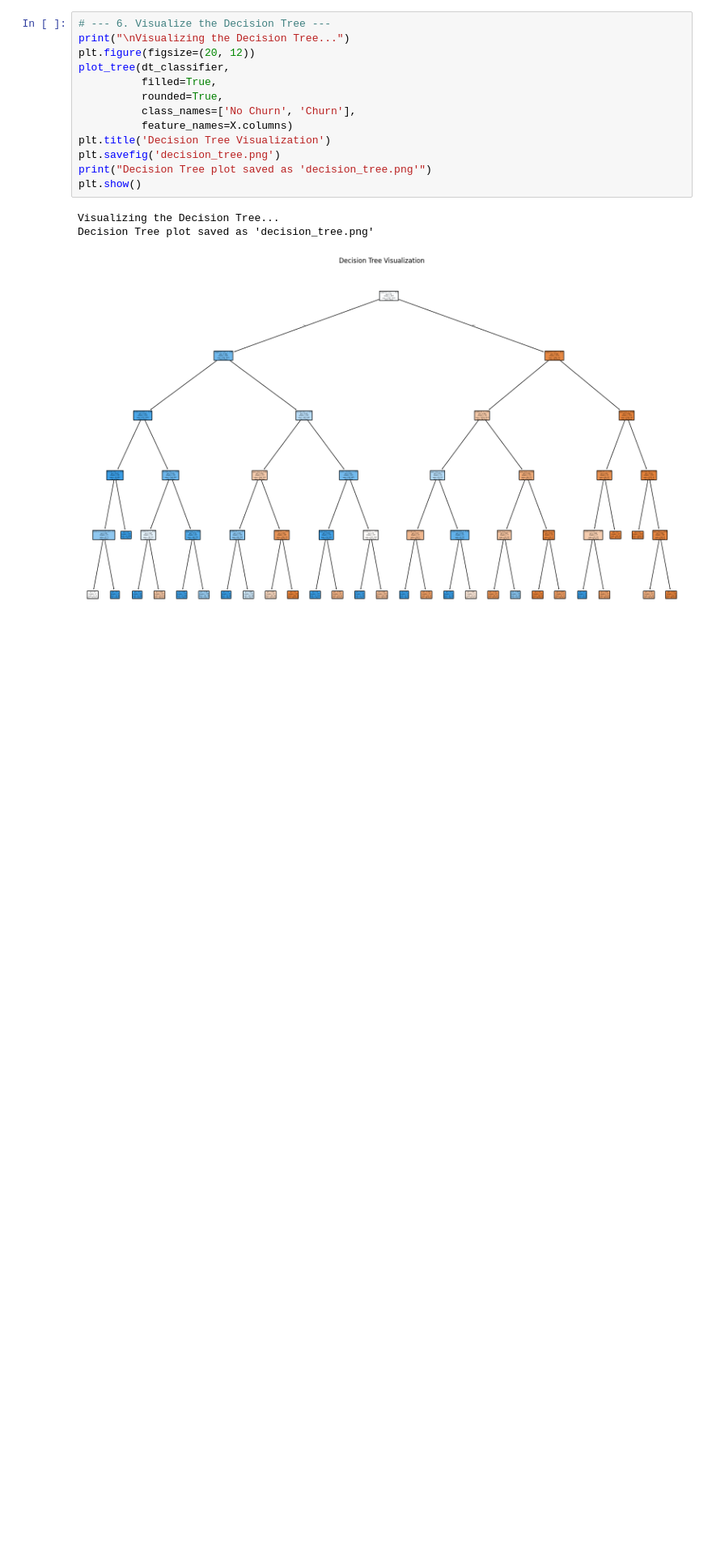
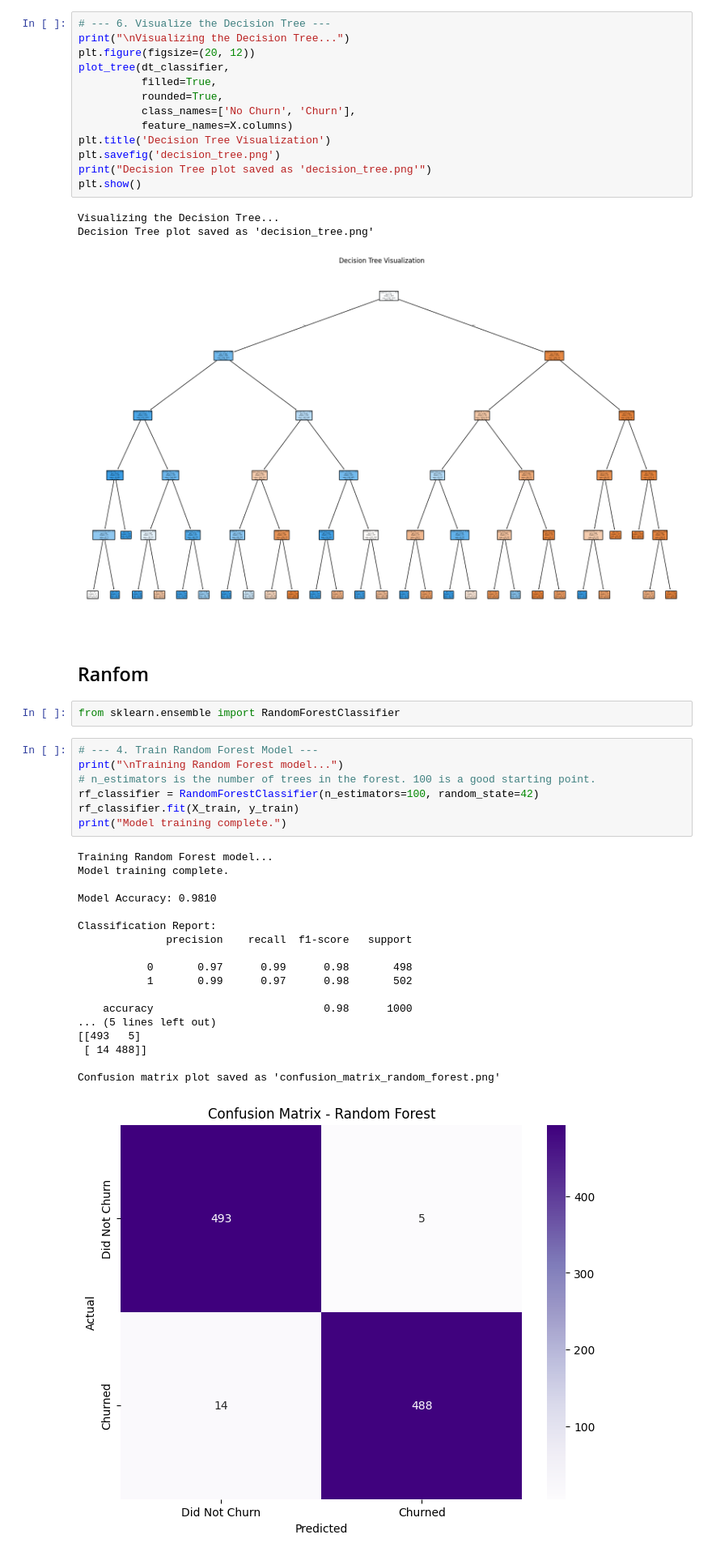
Before and after one commit to manmeetkaur77/Customer-Churn-Prediction-Netflix, a Jupyter notebook: Churn_Analysis-Model Building.ipynb, the cells around one changed output. Shown: that part at 81% size. Saved outputs shown, nothing was run; the diff lists cells and outputs as text; blank space fills up the shorter version.

Commit message:
Random Forest

```diff
--- a/Churn_Analysis-Model Building.ipynb
+++ b/Churn_Analysis-Model Building.ipynb
@@ -199,3 +199,33 @@ plt.show()
 Visualizing the Decision Tree...
 Decision Tree plot saved as 'decision_tree.png'
 [figure]
+# %% [markdown]
+## Ranfom
+# %%
+from sklearn.ensemble import RandomForestClassifier
+# %%
+# --- 4. Train Random Forest Model ---
+print("\nTraining Random Forest model...")
+# n_estimators is the number of trees in the forest. 100 is a good starting point.
+rf_classifier = RandomForestClassifier(n_estimators=100, random_state=42)
+rf_classifier.fit(X_train, y_train)
+print("Model training complete.")
+# %% [output]
+Training Random Forest model...
+Model training complete.
+
+Model Accuracy: 0.9810
+
+Classification Report:
+              precision    recall  f1-score   support
+
+           0       0.97      0.99      0.98       498
+           1       0.99      0.97      0.98       502
+
+    accuracy                           0.98      1000
+... (5 lines left out)
+[[493   5]
+ [ 14 488]]
+
+Confusion matrix plot saved as 'confusion_matrix_random_forest.png'
+[figure, added]
```
Also changed, not shown: parts of 2 cells of this notebook, 1 other file.
